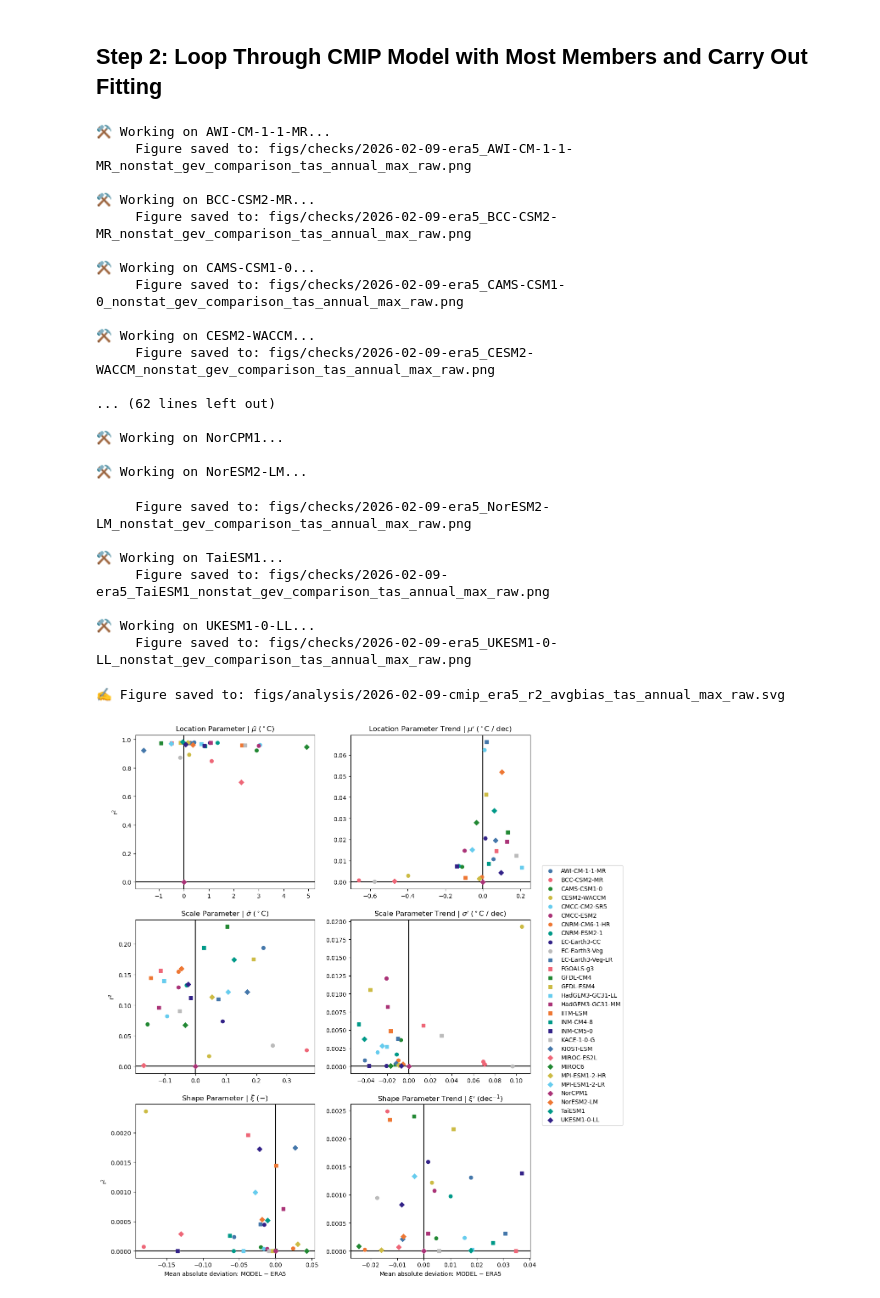
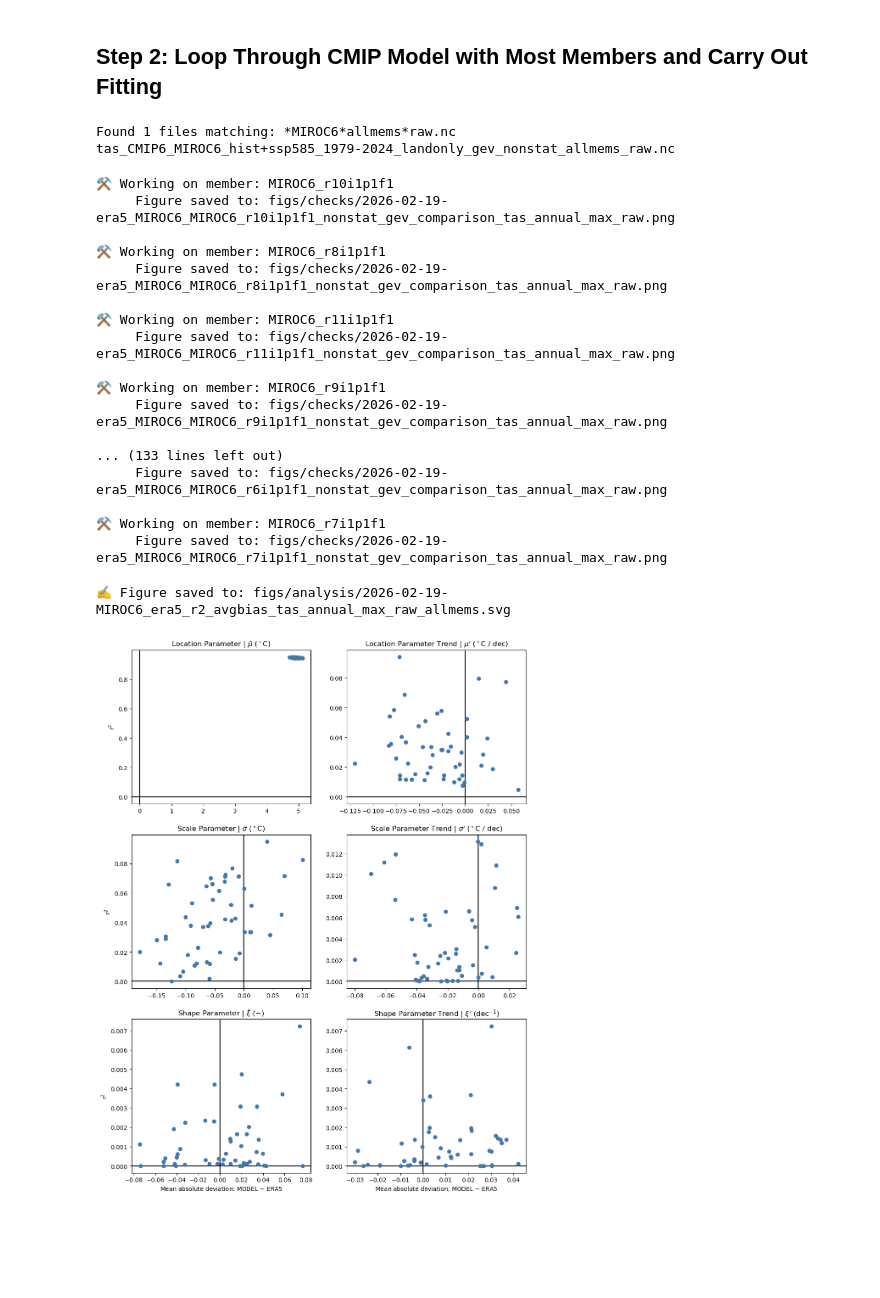
Before and after one commit to adam-bauer-34/gev-heat-waves, a Jupyter notebook: viz_cmip_most_bias_corr.ipynb, the cells around one changed output. Drawn from its saved outputs; the diff is of its cells as text; code cells hidden in the pictures; blank space fills up the shorter version.

Commit message:
feat: added plotting presets

```diff
--- a/viz_cmip_most_bias_corr.ipynb
+++ b/viz_cmip_most_bias_corr.ipynb
@@ -188,12 +194,26 @@ def plot_scatter_regression(x_data, y_data, slopes, intercepts, r2s, model_name)
     print(f"     Figure saved to: {fname}")
 # %% [markdown]
 ## Step 2: Loop Through CMIP Model with Most Members and Carry Out Fitting
+# %%
+# Find all 'allmems' GEV files for the chosen model and anomaly type
+gev_dir = DATA_ROOT / 'CMIP6' / cmip_variable / 'gev'
+pattern = f"*{model_with_most}*allmems*{anom_type}.nc"
+allmems_files = sorted(gev_dir.glob(pattern))
+print(f"Found {len(allmems_files)} files matching: {pattern}")
+for p in allmems_files:
+    print(p.name)
+
+# expose the list for later use
+allmems_filepaths = allmems_files
+# %% [output]
+Found 1 files matching: *MIROC6*allmems*raw.nc
+tas_CMIP6_MIROC6_hist+ssp585_1979-2024_landonly_gev_nonstat_allmems_raw.nc
 # %%
 # percentiles for masking
-plo = 0
-phi = 100
+plo = 5
+phi = 95
 
-ds = xr.open_dataset(modelname_filepath_matcher[model_with_most], engine='netcdf4')
+ds = xr.open_dataset(allmems_filepaths[0], engine='netcdf4')
 
 for idx, mem in enumerate(ds.member_id.values):
     print(f"\n⚒️ Working on member: {mem}")
@@ -230,7 +250,7 @@ for idx, mem in enumerate(ds.member_id.values):
         # store nanmedians and nanmeans
         ## nanmedian
         med_abs_dev['loc'][idx] = np.nanmedian(tmp_abs_dev_loc)
-        med_abs_dev['loc_trend'][i] = np.nanmedian(tmp_abs_dev_loc_trend)
+        med_abs_dev['loc_trend'][idx] = np.nanmedian(tmp_abs_dev_loc_trend)
 
         med_abs_dev['scale'][idx] = np.nanmedian(tmp_abs_dev_scale)
         med_abs_dev['scale_trend'][idx] = np.nanmedian(tmp_abs_dev_scale_trend)
@@ -292,63 +312,54 @@ for idx, mem in enumerate(ds.member_id.values):
 
     tmp_ds.close()
 # %% [output]
-⚒️ Working on AWI-CM-1-1-MR...
-     Figure saved to: figs/checks/2026-02-09-era5_AWI-CM-1-1-MR_nonstat_gev_comparison_tas_annual_max_raw.png
+⚒️ Working on member: MIROC6_r10i1p1f1
+     Figure saved to: figs/checks/2026-02-19-era5_MIROC6_MIROC6_r10i1p1f1_nonstat_gev_comparison_tas_annual_max_raw.png
 
-⚒️ Working on BCC-CSM2-MR...
-     Figure saved to: figs/checks/2026-02-09-era5_BCC-CSM2-MR_nonstat_gev_comparison_tas_annual_max_raw.png
+⚒️ Working on member: MIROC6_r8i1p1f1
+     Figure saved to: figs/checks/2026-02-19-era5_MIROC6_MIROC6_r8i1p1f1_nonstat_gev_comparison_tas_annual_max_raw.png
 
-⚒️ Working on CAMS-CSM1-0...
-     Figure saved to: figs/checks/2026-02-09-era5_CAMS-CSM1-0_nonstat_gev_comparison_tas_annual_max_raw.png
+⚒️ Working on member: MIROC6_r11i1p1f1
+     Figure saved to: figs/checks/2026-02-19-era5_MIROC6_MIROC6_r11i1p1f1_nonstat_gev_comparison_tas_annual_max_raw.png
 
-⚒️ Working on CESM2-WACCM...
-     Figure saved to: figs/checks/2026-02-09-era5_CESM2-WACCM_nonstat_gev_comparison_tas_annual_max_raw.png
+⚒️ Working on member: MIROC6_r9i1p1f1
+     Figure saved to: figs/checks/2026-02-19-era5_MIROC6_MIROC6_r9i1p1f1_nonstat_gev_comparison_tas_annual_max_raw.png
 
-... (62 lines left out)
+... (133 lines left out)
+     Figure saved to: figs/checks/2026-02-19-era5_MIROC6_MIROC6_r6i1p1f1_nonstat_gev_comparison_tas_annual_max_raw.png
 
-⚒️ Working on NorCPM1...
-
-⚒️ Working on NorESM2-LM...
+⚒️ Working on member: MIROC6_r7i1p1f1
+     Figure saved to: figs/checks/2026-02-19-era5_MIROC6_MIROC6_r7i1p1f1_nonstat_gev_comparison_tas_annual_max_raw.png
-     Figure saved to: figs/checks/2026-02-09-era5_NorESM2-LM_nonstat_gev_comparison_tas_annual_max_raw.png
-
-⚒️ Working on TaiESM1...
-     Figure saved to: figs/checks/2026-02-09-era5_TaiESM1_nonstat_gev_comparison_tas_annual_max_raw.png
-
-⚒️ Working on UKESM1-0-LL...
-     Figure saved to: figs/checks/2026-02-09-era5_UKESM1-0-LL_nonstat_gev_comparison_tas_annual_max_raw.png
 # %%
 fig, ax = plt.subplots(3, 2, figsize=(12, 16))
 titles = [r'Location Parameter | $\bar{\mu}$ $(^\circ$C$)$', r"Location Parameter Trend | $\mu'$ $(^\circ$C / dec$)$",
         r'Scale Parameter | $\bar{\sigma}$ $(^\circ$C$)$', r"Scale Parameter Trend | $\sigma'$ $(^\circ$C / dec$)$",
         r'Shape Parameter | $\bar{\xi}$ $(-)$', r"Shape Parameter Trend | $\xi'$ $($dec$^{-1})$"]
 
 have_ylabels = [0, 2, 4]
 have_xlabels = [4, 5]
 
 for (idx, (a, var, title)) in enumerate(zip(ax.flatten(), r2s.keys(), titles)):
     a.axvline(0, 0, 1, linestyle='solid', color='k')
     a.axhline(0, -1, 1, linestyle='solid', color='k')
     for mdx, m in zip(range(N_members), ds.member_id.values):
         marker = markers[0]  # choose marker
         color = colors[0]  # choose color
 
         a.scatter(mean_abs_dev[var][mdx], r2s[var][mdx], marker=marker, color=color, zorder=100)
         a.set_title(title)
         if idx in have_ylabels:
             a.set_ylabel("r$^2$")
 
         if idx in have_xlabels:
             a.set_xlabel("Mean absolute deviation: MODEL $-$ ERA5")
 
-ax[1,1].legend(bbox_to_anchor=(1.05, 1.37))
-
 if save_figs:
     fname = make_figure_filename(f'{model_with_most}_era5_r2_avgbias_{cmip_variable}_{anom_type}_allmems', 'svg', 'figs/analysis')
     fig.savefig(fname, dpi=300, bbox_inches='tight')
     print(f"✍️ Figure saved to: {fname}")
 # %% [output]
-✍️ Figure saved to: figs/analysis/2026-02-09-cmip_era5_r2_avgbias_tas_annual_max_raw.svg
+✍️ Figure saved to: figs/analysis/2026-02-19-MIROC6_era5_r2_avgbias_tas_annual_max_raw_allmems.svg
-[figure, old version]
+[figure, new version]
 # %%
 fig, ax = plt.subplots(3, 2, figsize=(12, 16))
 titles = [r'Location Parameter | $\bar{\mu}$ $(^\circ$C$)$', r"Location Parameter Trend | $\mu'$ $(^\circ$C / dec$)$",
```
Also changed, not shown: parts of 4 cells of this notebook, 2 other files.
